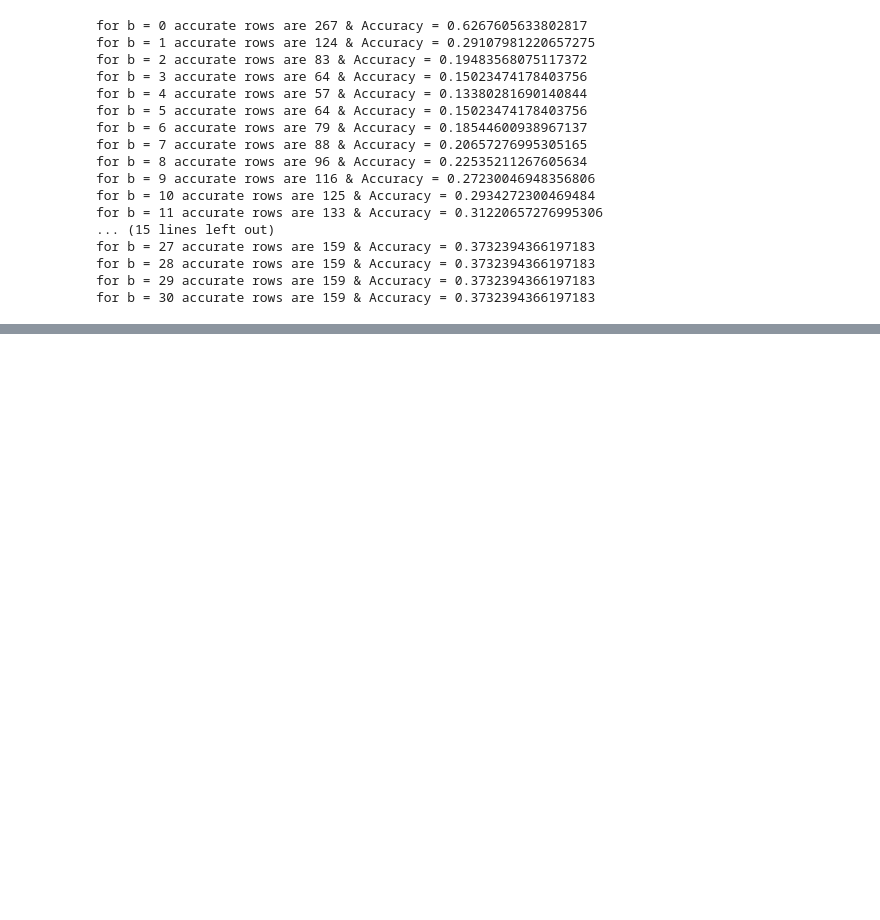
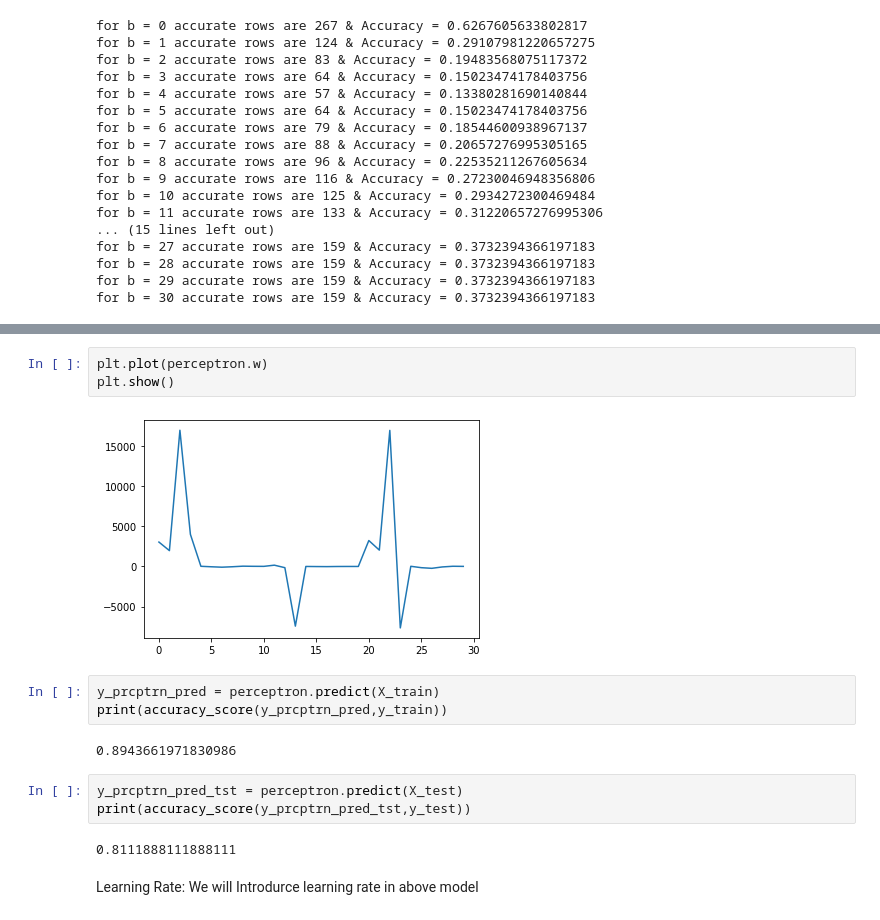
Before and after one commit to Mitesh512/Breast_Cancer_MP_Neuron, a Jupyter notebook: MP_Neuron_breast_cancer.ipynb, the cells around one changed output, grey strips where cells are left out. Saved outputs shown, nothing was run; the diff lists cells and outputs as text; blank space fills up the shorter version.

```diff
--- a/MP_Neuron_breast_cancer.ipynb
+++ b/MP_Neuron_breast_cancer.ipynb
@@ -259,0 +453,18 @@ y_pred_train
+# %%
+plt.plot(perceptron.w)
+plt.show()
+# %% [output]
+[figure, added]
+# %%
+y_prcptrn_pred = perceptron.predict(X_train)
+print(accuracy_score(y_prcptrn_pred,y_train))
+# %% [output]
+0.8943661971830986
+# %%
+y_prcptrn_pred_tst = perceptron.predict(X_test)
+print(accuracy_score(y_prcptrn_pred_tst,y_test))
+# %% [output]
+0.8111888111888111
+# %% [markdown]
+Learning Rate:
+We will Introdurce learning rate in above model
```
Also changed, not shown: parts of 22 cells of this notebook.
